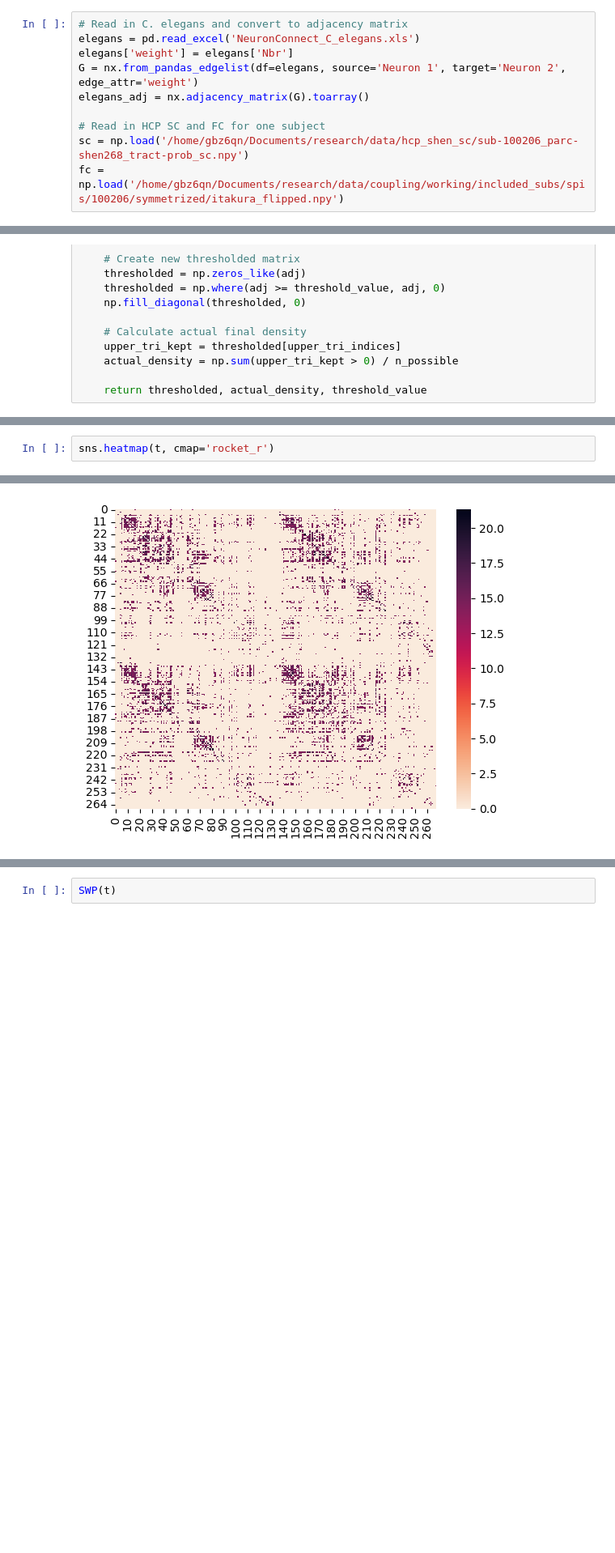
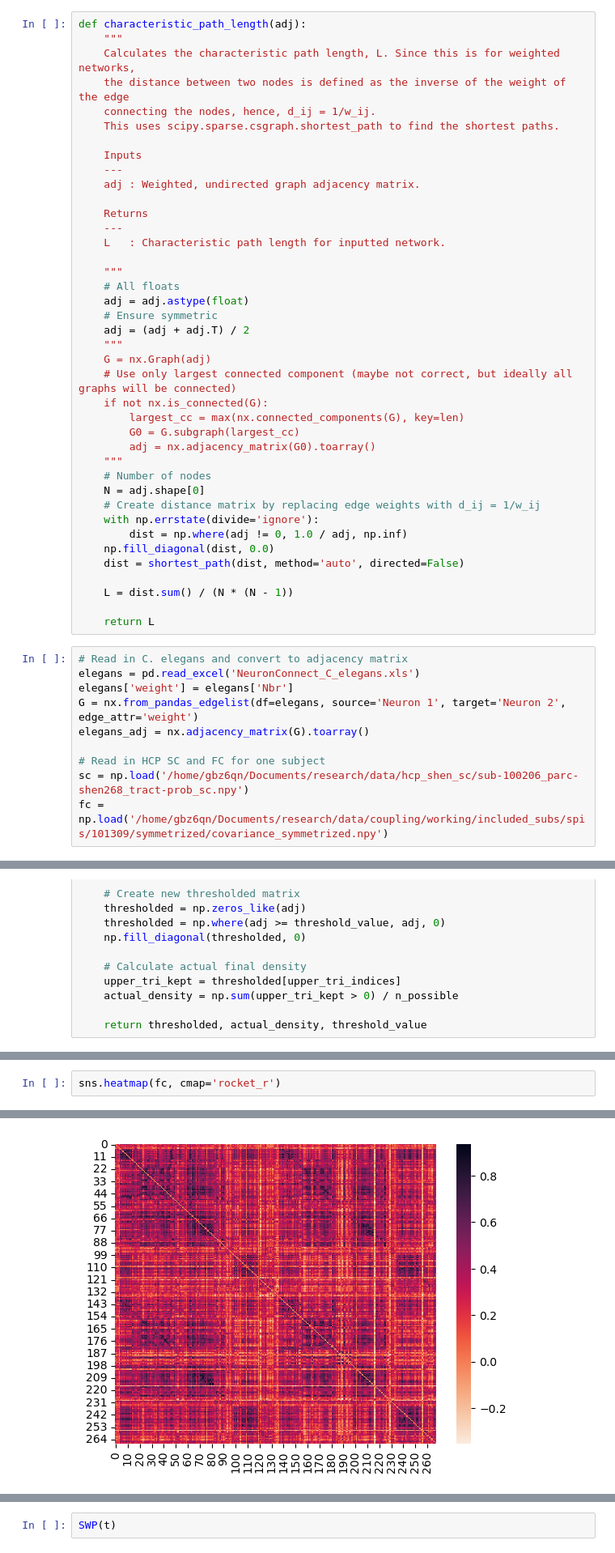
Before and after one commit to i-levy/network-science-final, a Jupyter notebook: testing_v6.ipynb, the cells around one changed output, grey strips where cells are left out. Shown at 81% size. Cells and saved outputs as stored; diff of their text form; blank space fills up the shorter version.

Commit message:
adding a bunch of plots and testing results

```diff
--- a/testing_v6.ipynb
+++ b/testing_v6.ipynb
@@ -19,3 +21,43 @@ import dill
+# %%
+def characteristic_path_length(adj):
+    """
+    Calculates the characteristic path length, L. Since this is for weighted networks,
+    the distance between two nodes is defined as the inverse of the weight of the edge
+    connecting the nodes, hence, d_ij = 1/w_ij.
+    This uses scipy.sparse.csgraph.shortest_path to find the shortest paths.
+
+    Inputs
+    ---
+    adj : Weighted, undirected graph adjacency matrix.
+
+    Returns
+    ---
+    L   : Characteristic path length for inputted network.
+
+    """
+    # All floats
+    adj = adj.astype(float)
+    # Ensure symmetric
+    adj = (adj + adj.T) / 2
+    """
+    G = nx.Graph(adj)
+    # Use only largest connected component (maybe not correct, but ideally all graphs will be connected)
+    if not nx.is_connected(G):
+        largest_cc = max(nx.connected_components(G), key=len)
+        G0 = G.subgraph(largest_cc)
+        adj = nx.adjacency_matrix(G0).toarray()
+    """
+    # Number of nodes
+    N = adj.shape[0]
+    # Create distance matrix by replacing edge weights with d_ij = 1/w_ij
+    with np.errstate(divide='ignore'):
+        dist = np.where(adj != 0, 1.0 / adj, np.inf)
+    np.fill_diagonal(dist, 0.0)
+    dist = shortest_path(dist, method='auto', directed=False)
+
+    L = dist.sum() / (N * (N - 1))
+
+    return L
 # %%
 # Read in C. elegans and convert to adjacency matrix
 elegans = pd.read_excel('NeuronConnect_C_elegans.xls')
@@ -25,4 +67,4 @@ elegans_adj = nx.adjacency_matrix(G).toarray()
 
 # Read in HCP SC and FC for one subject
 sc = np.load('/home/gbz6qn/Documents/research/data/hcp_shen_sc/sub-100206_parc-shen268_tract-prob_sc.npy')
-fc = np.load('/home/gbz6qn/Documents/research/data/coupling/working/included_subs/spis/100206/symmetrized/itakura_flipped.npy')
+fc = np.load('/home/gbz6qn/Documents/research/data/coupling/working/included_subs/spis/101309/symmetrized/covariance_symmetrized.npy')
@@ -268,8 +414,8 @@ Density: 0.0920118508580692, threshold value: 14.0044912
 # %%
-sns.heatmap(t, cmap='rocket_r')
+sns.heatmap(fc, cmap='rocket_r')
 # %% [output]
 <Axes: >
-[figure, old version]
+[figure, new version]
 # %%
 G = nx.Graph(t)
 largest_cc = max(nx.connected_components(G), key=len)
```
Also changed, not shown: parts of 33 cells of this notebook, 22 other files.
